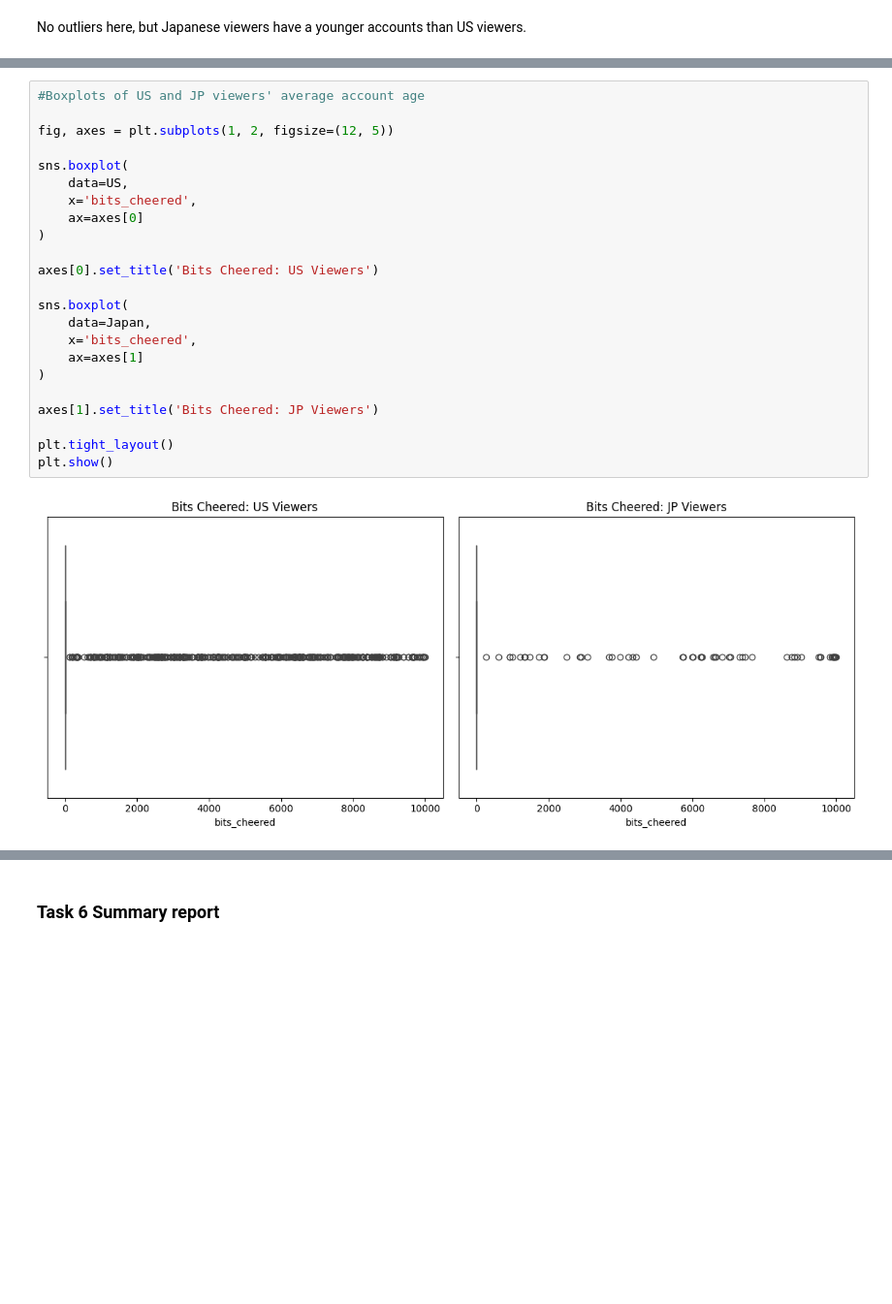
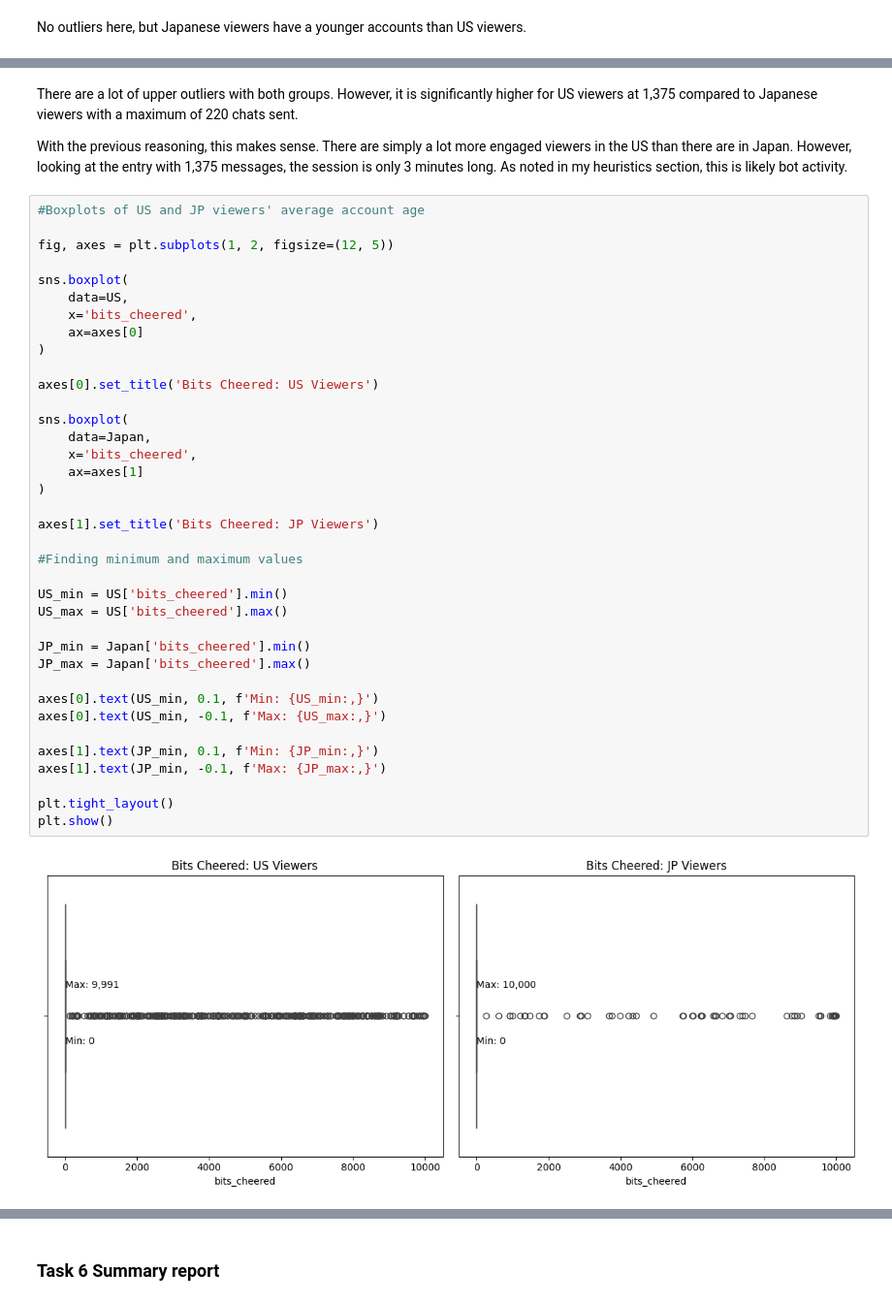
Before and after one commit to zlwym/Assignment01_IAT461, a Jupyter notebook: IAT461-Assignment01-Scaffold.ipynb, the cells around one changed output, grey strips where cells are left out. Shown at 97% size. Drawn from its saved outputs; the diff is of its cells as text; blank space fills up the shorter version.

```diff
--- a/IAT461-Assignment01-Scaffold.ipynb
+++ b/IAT461-Assignment01-Scaffold.ipynb
@@ -1999,25 +2087,43 @@ plt.show()
+# %% [markdown]
+There are a lot of upper outliers with both groups. However, it is significantly higher for US viewers at 1,375 compared to Japanese viewers with a maximum of 220 chats sent.
+
+With the previous reasoning, this makes sense. There are simply a lot more engaged viewers in the US than there are in Japan. However, looking at the entry with 1,375 messages, the session is only 3 minutes long. As noted in my heuristics section, this is likely bot activity.
 # %%
 #Boxplots of US and JP viewers' average account age
 
 fig, axes = plt.subplots(1, 2, figsize=(12, 5))
 
 sns.boxplot(
     data=US,
     x='bits_cheered',
     ax=axes[0]
 )
 
 axes[0].set_title('Bits Cheered: US Viewers')
 
 sns.boxplot(
     data=Japan,
     x='bits_cheered',
     ax=axes[1]
 )
 
 axes[1].set_title('Bits Cheered: JP Viewers')
 
+#Finding minimum and maximum values
+
+US_min = US['bits_cheered'].min()
+US_max = US['bits_cheered'].max()
+
+JP_min = Japan['bits_cheered'].min()
+JP_max = Japan['bits_cheered'].max()
+
+axes[0].text(US_min, 0.1, f'Min: {US_min:,}')
+axes[0].text(US_min, -0.1, f'Max: {US_max:,}')
+
+axes[1].text(JP_min, 0.1, f'Min: {JP_min:,}')
+axes[1].text(JP_min, -0.1, f'Max: {JP_max:,}')
+
 plt.tight_layout()
 plt.show()
 # %% [output]
-[figure, old version]
+[figure, new version]
```
Also changed, not shown: parts of 22 cells of this notebook.
